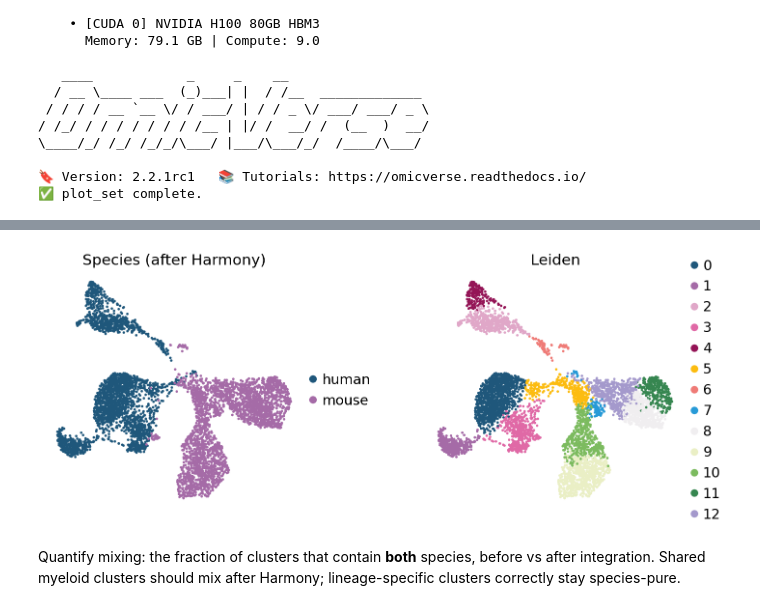
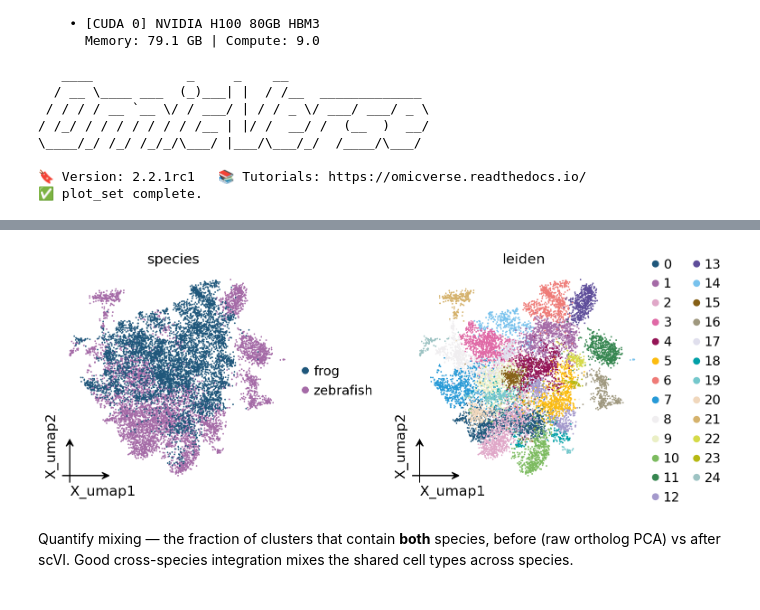
Before and after one commit to Starlitnightly/omicverse-tutorials, a Jupyter notebook: docs/Tutorials-single/t_cross_species.ipynb, the cells around one changed output, grey strips where cells are left out. Drawn from its saved outputs; the diff is of its cells as text; code cells hidden in the pictures.

```diff
--- a/docs/Tutorials-single/t_cross_species.ipynb
+++ b/docs/Tutorials-single/t_cross_species.ipynb
@@ -73,0 +50,4 @@ mouse genes: ['0610007L01Rik', '0610009O20Rik', '0610010K14Rik', '0910001L09Rik'
+# %%
+frog, zebrafish = ov.datasets.saturn_frog_zebrafish()
+print('frog     :', frog.shape, '| cell types:', frog.obs['cell_type'].nunique())
+print('zebrafish:', zebrafish.shape, '| cell types:', zebrafish.obs['cell_type'].nunique())
@@ -114,7 +84,7 @@ orthologs, concatenate with a `species` batch label, then run the chosen
 # %%
 adata = ov.single.cross_species_integrate(
-    [adata_h, adata_m], ['human', 'mouse'],
-    ref_species='human', method='harmony',
+    [zebrafish, frog], ['zebrafish', 'frog'],
+    ref_species='zebrafish', method='scVI',
     n_top_genes=2000, n_pcs=30)
 adata.uns['cross_species']
 # %% [output]
@@ -166,10 +153,10 @@ sc.tl.leiden(adata, resolution=1.0, flavor='igraph',
 # %%
-sc.pl.umap(adata, color=['species', 'leiden'], wspace=0.35,
-           frameon=False, title=['Species (after Harmony)', 'Leiden'])
+ov.pl.embedding(adata, basis='X_umap', color=['species', 'leiden'],
+                frameon='small', wspace=0.4)
 # %% [output]
-[figure, old version]
+[figure, new version]
 # %% [markdown]
-Quantify mixing: the fraction of clusters that contain **both** species,
-before vs after integration. Shared myeloid clusters should mix after Harmony;
-lineage-specific clusters correctly stay species-pure.
+Quantify mixing — the fraction of clusters that contain **both** species,
+before (raw ortholog PCA) vs after scVI. Good cross-species integration mixes
+the shared cell types across species.
 # %%
```
Also changed, not shown: parts of 18 cells of this notebook, 1 other file.
